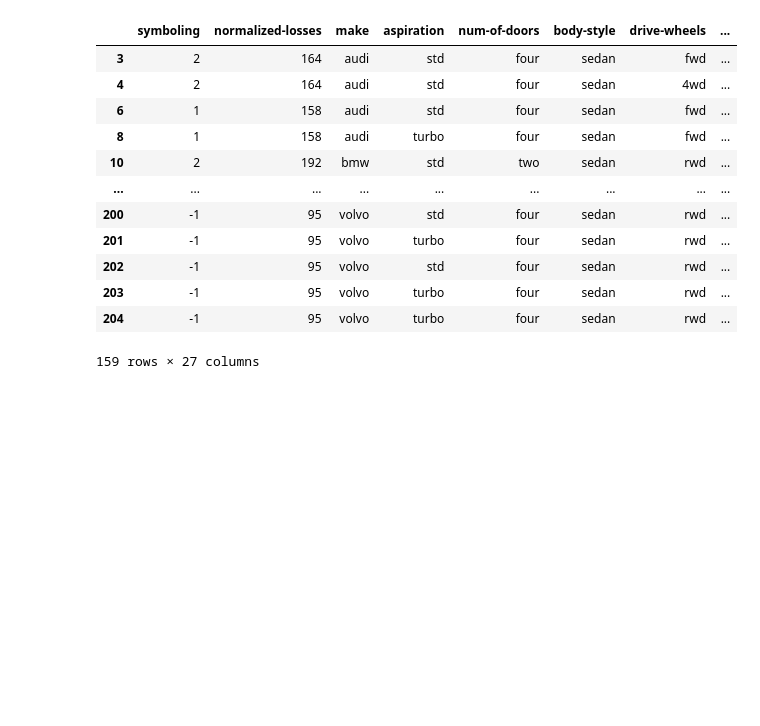
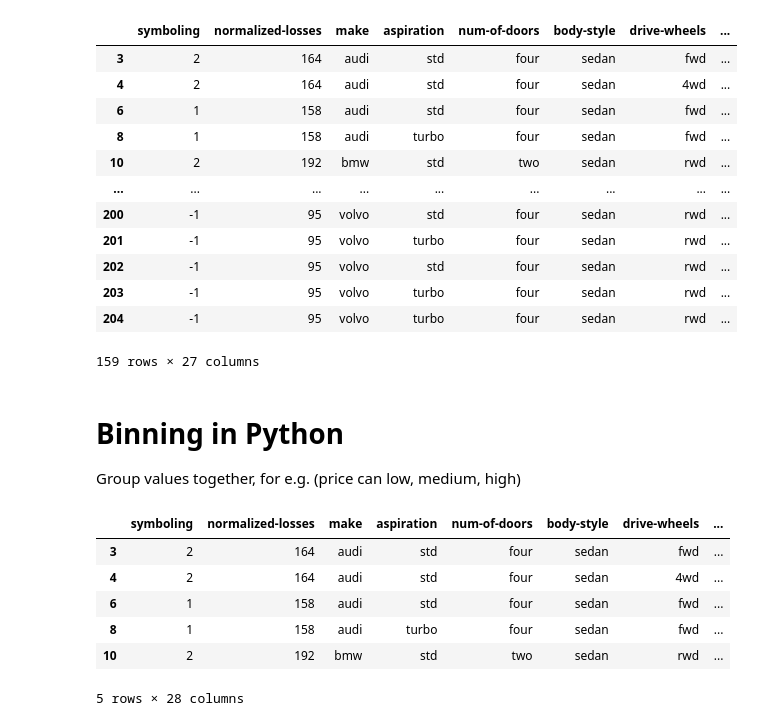
Before and after one commit to DeveloperLevin/Machine-Learning-Specialization, a Jupyter notebook: IBM_DA/day01_basics.ipynb, the cells around one changed output. Saved outputs shown, nothing was run; the diff lists cells and outputs as text; code cells hidden in the pictures; blank space fills up the shorter version.

```diff
--- a/IBM_DA/day01_basics.ipynb
+++ b/IBM_DA/day01_basics.ipynb
@@ -94,3 +94,24 @@ data_encoded
 | 203 | -1 | 95 | volvo | turbo | four | sedan | rwd | ... |
 | 204 | -1 | 95 | volvo | turbo | four | sedan | rwd | ... |
 159 rows × 27 columns
+# %% [markdown]
+# Binning in Python
+
+Group values together, for e.g. (price can low, medium, high)
+# %%
+# Convert price column to numeric if it's not already
+data_encoded["price"] = pd.to_numeric(data_encoded["price"], errors='coerce')
+
+bins = np.linspace(data_encoded["price"].min(), data_encoded["price"].max(), 4) # creates for equally sepearted points so we can have 3 categories
+group_names = ["Low", "Medium", "High"]
+data_encoded["price-binned"] = pd.cut(data_encoded["price"], bins, labels=group_names, include_lowest=True)
+
+data_encoded.head()
+# %% [output]
+|  | symboling | normalized-losses | make | aspiration | num-of-doors | body-style | drive-wheels | ... |
+| 3 | 2 | 164 | audi | std | four | sedan | fwd | ... |
+| 4 | 2 | 164 | audi | std | four | sedan | 4wd | ... |
+| 6 | 1 | 158 | audi | std | four | sedan | fwd | ... |
+| 8 | 1 | 158 | audi | turbo | four | sedan | fwd | ... |
+| 10 | 2 | 192 | bmw | std | two | sedan | rwd | ... |
+5 rows × 28 columns
```
Also changed, not shown: parts of 3 cells of this notebook, 1 other file.
